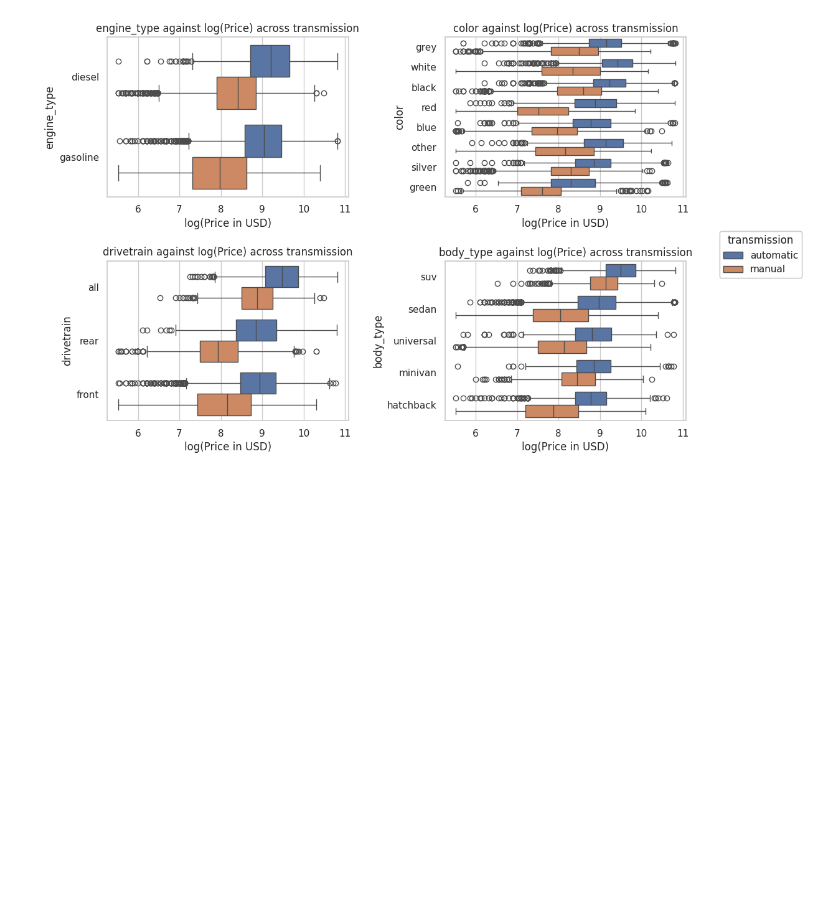
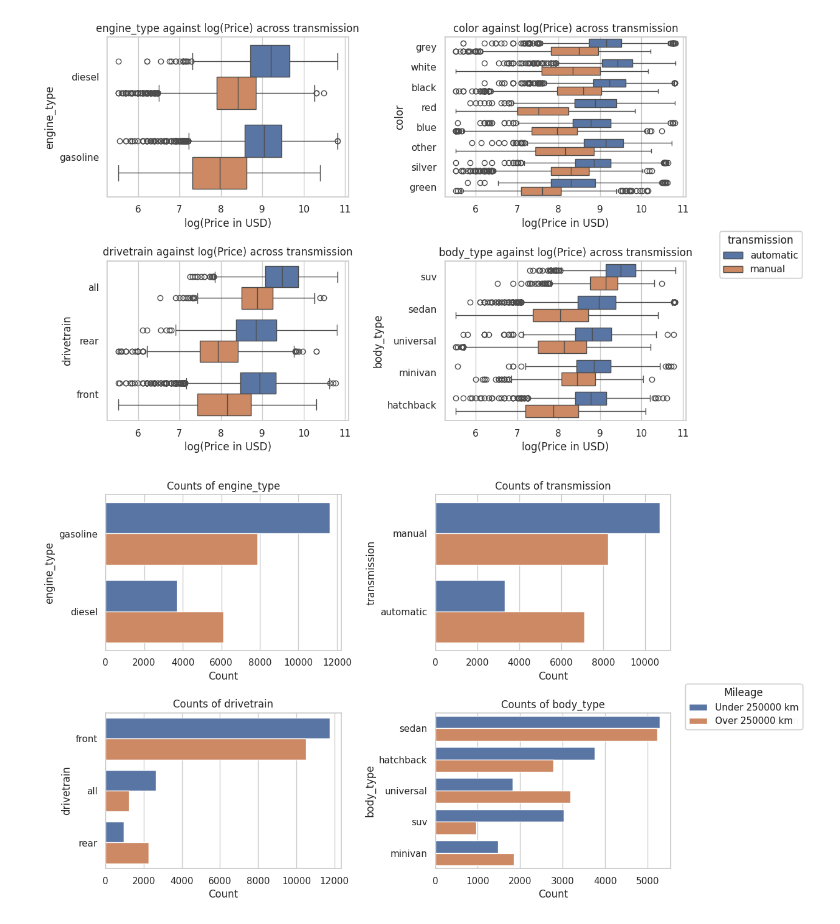
Before and after one commit to NigelPetersen/UsedCars, a Jupyter notebook: UsedCars.ipynb, the cells around one changed output. Cells and saved outputs as stored; diff of their text form; code cells hidden in the pictures; blank space fills up the shorter version.

```diff
--- a/UsedCars.ipynb
+++ b/UsedCars.ipynb
@@ -56,4 +56,4 @@ color_counts = get_counts(raw_cars, "color")
 other_colors = list(color_counts.loc[color_counts["Proportion"] < 5]["color"])
 raw_cars["color"] = raw_cars["color"].replace(other_colors, "other")
 
-cars_data = raw_cars.dropna()
+cars_data = raw_cars.dropna().reset_index(drop = True)
@@ -129,3 +135,18 @@ for i in range(len(plotting_variables)):
 plt.show()
 # %% [output]
 [figure]
+# %%
+cars_data["Mileage"] = (cars_data["odometer_value"] > 250000).apply(str)
+cars_data["Mileage"] = cars_data["Mileage"].replace(["True", "False"], ["Over 250000 km", "Under 250000 km"])
+
+new_variables = ["engine_type", "transmission", "drivetrain", "body_type"]
+fig = plt.figure()
+fig.subplots_adjust(wspace = 0.4, hspace = 0.4)
+for i in range(len(new_variables)):
+    ax = fig.add_subplot(2,2,i+1)
+    variable = new_variables[i]
+    plot = facet_frequency_plot(cars_data, variable, "Mileage", [variable, "Counts of " + variable])
+    sns.move_legend(plot, loc = "upper center", bbox_to_anchor = (1, 0.5), bbox_transform = plt.gcf().transFigure)
+plt.show()
+# %% [output]
+[figure, added]
```
Also changed, not shown: parts of 4 cells of this notebook.
